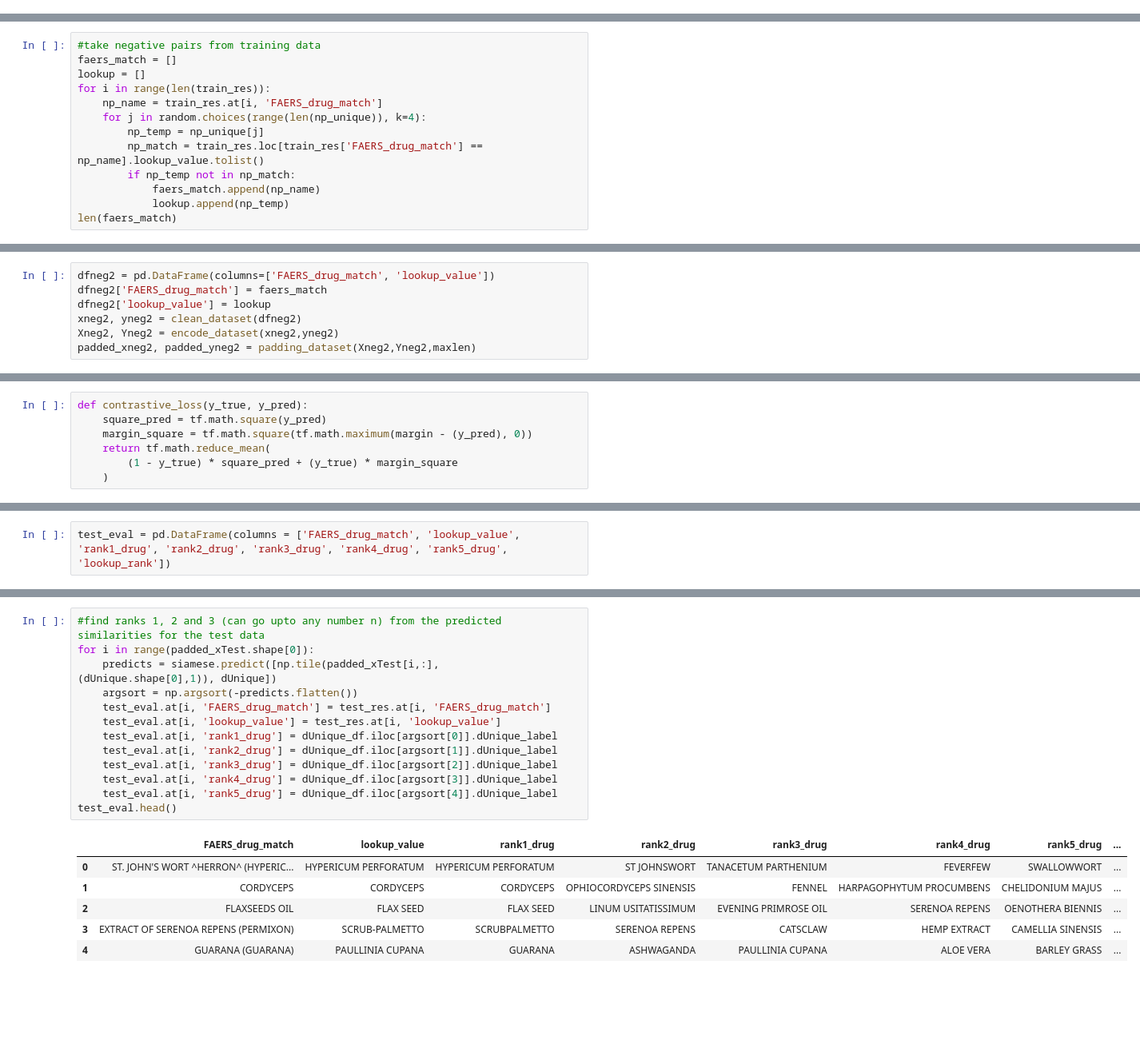
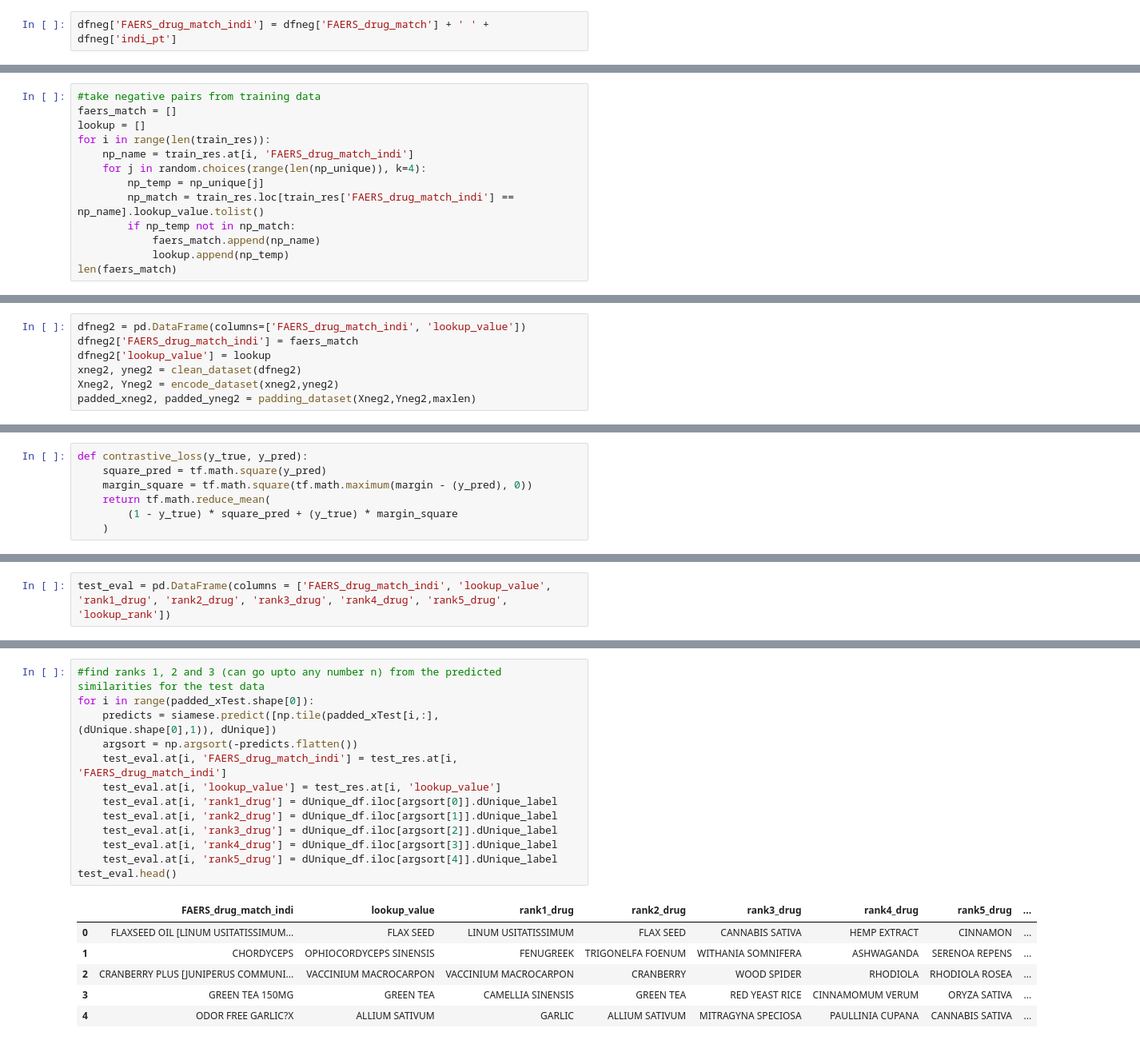
Before and after one commit to sanyabt/NP-FAERS-embed, a Jupyter notebook: FAERS-embed_experiment2.ipynb, the cells around one changed output, grey strips where cells are left out. Shown at 80% size. Saved outputs shown, nothing was run; the diff lists cells and outputs as text; blank space fills up the shorter version.

Commit message:
reorder experiments, add experiment 2, add data

```diff
--- a/FAERS-embed_experiment2.ipynb
+++ b/FAERS-embed_experiment2.ipynb
@@ -278,0 +334,2 @@ memory usage: 144.5+ KB
+# %%
+dfneg['FAERS_drug_match_indi'] = dfneg['FAERS_drug_match'] + ' ' + dfneg['indi_pt']
@@ -325,10 +401,10 @@ train_res.head()
 faers_match = []
 lookup = []
 for i in range(len(train_res)):
-    np_name = train_res.at[i, 'FAERS_drug_match']
+    np_name = train_res.at[i, 'FAERS_drug_match_indi']
     for j in random.choices(range(len(np_unique)), k=4):
         np_temp = np_unique[j]
-        np_match = train_res.loc[train_res['FAERS_drug_match'] == np_name].lookup_value.tolist()
+        np_match = train_res.loc[train_res['FAERS_drug_match_indi'] == np_name].lookup_value.tolist()
         if np_temp not in np_match:
             faers_match.append(np_name)
             lookup.append(np_temp)
@@ -338,6 +414,6 @@ len(faers_match)
 # %%
-dfneg2 = pd.DataFrame(columns=['FAERS_drug_match', 'lookup_value'])
-dfneg2['FAERS_drug_match'] = faers_match
+dfneg2 = pd.DataFrame(columns=['FAERS_drug_match_indi', 'lookup_value'])
+dfneg2['FAERS_drug_match_indi'] = faers_match
 dfneg2['lookup_value'] = lookup
 xneg2, yneg2 = clean_dataset(dfneg2)
 Xneg2, Yneg2 = encode_dataset(xneg2,yneg2)
@@ -485,5 +584,5 @@ memory usage: 57.4+ KB
 # %%
-test_eval = pd.DataFrame(columns = ['FAERS_drug_match', 'lookup_value', 'rank1_drug', 'rank2_drug', 'rank3_drug', 'rank4_drug', 'rank5_drug', 'lookup_rank'])
+test_eval = pd.DataFrame(columns = ['FAERS_drug_match_indi', 'lookup_value', 'rank1_drug', 'rank2_drug', 'rank3_drug', 'rank4_drug', 'rank5_drug', 'lookup_rank'])
 # %%
 test_res = test.reset_index()
 test_res.head()
@@ -497,23 +596,23 @@ test_res.head()
 # %%
 #find ranks 1, 2 and 3 (can go upto any number n) from the predicted similarities for the test data
 for i in range(padded_xTest.shape[0]):
     predicts = siamese.predict([np.tile(padded_xTest[i,:], (dUnique.shape[0],1)), dUnique])
     argsort = np.argsort(-predicts.flatten())
-    test_eval.at[i, 'FAERS_drug_match'] = test_res.at[i, 'FAERS_drug_match']
+    test_eval.at[i, 'FAERS_drug_match_indi'] = test_res.at[i, 'FAERS_drug_match_indi']
     test_eval.at[i, 'lookup_value'] = test_res.at[i, 'lookup_value']
     test_eval.at[i, 'rank1_drug'] = dUnique_df.iloc[argsort[0]].dUnique_label
     test_eval.at[i, 'rank2_drug'] = dUnique_df.iloc[argsort[1]].dUnique_label
     test_eval.at[i, 'rank3_drug'] = dUnique_df.iloc[argsort[2]].dUnique_label
     test_eval.at[i, 'rank4_drug'] = dUnique_df.iloc[argsort[3]].dUnique_label
     test_eval.at[i, 'rank5_drug'] = dUnique_df.iloc[argsort[4]].dUnique_label
 test_eval.head()
 # %% [output]
-|  | FAERS_drug_match | lookup_value | rank1_drug | rank2_drug | rank3_drug | rank4_drug | rank5_drug | ... |
-| 0 | ST. JOHN'S WORT ^HERRON^ (HYPERIC... | HYPERICUM PERFORATUM | HYPERICUM PERFORATUM | ST JOHNSWORT | TANACETUM PARTHENIUM | FEVERFEW | SWALLOWWORT | ... |
-| 1 | CORDYCEPS | CORDYCEPS | CORDYCEPS | OPHIOCORDYCEPS SINENSIS | FENNEL | HARPAGOPHYTUM PROCUMBENS | CHELIDONIUM MAJUS | ... |
-| 2 | FLAXSEEDS OIL | FLAX SEED | FLAX SEED | LINUM USITATISSIMUM | EVENING PRIMROSE OIL | SERENOA REPENS | OENOTHERA BIENNIS | ... |
-| 3 | EXTRACT OF SERENOA REPENS (PERMIXON) | SCRUB-PALMETTO | SCRUBPALMETTO | SERENOA REPENS | CATSCLAW | HEMP EXTRACT | CAMELLIA SINENSIS | ... |
-| 4 | GUARANA (GUARANA) | PAULLINIA CUPANA | GUARANA | ASHWAGANDA | PAULLINIA CUPANA | ALOE VERA | BARLEY GRASS | ... |
+|  | FAERS_drug_match_indi | lookup_value | rank1_drug | rank2_drug | rank3_drug | rank4_drug | rank5_drug | ... |
+| 0 | FLAXSEED OIL [LINUM USITATISSIMUM... | FLAX SEED | LINUM USITATISSIMUM | FLAX SEED | CANNABIS SATIVA | HEMP EXTRACT | CINNAMON | ... |
+| 1 | CHORDYCEPS | OPHIOCORDYCEPS SINENSIS | FENUGREEK | TRIGONELFA FOENUM | WITHANIA SOMNIFERA | ASHWAGANDA | SERENOA REPENS | ... |
+| 2 | CRANBERRY PLUS [JUNIPERUS COMMUNI... | VACCINIUM MACROCARPON | VACCINIUM MACROCARPON | CRANBERRY | WOOD SPIDER | RHODIOLA | RHODIOLA ROSEA | ... |
+| 3 | GREEN TEA 150MG | GREEN TEA | CAMELLIA SINENSIS | GREEN TEA | RED YEAST RICE | CINNAMOMUM VERUM | ORYZA SATIVA | ... |
+| 4 | ODOR FREE GARLIC?X | ALLIUM SATIVUM | GARLIC | ALLIUM SATIVUM | MITRAGYNA SPECIOSA | PAULLINIA CUPANA | CANNABIS SATIVA | ... |
 # %%
 for i in range(len(test_eval.index)):
     lookup = test_eval.at[i, 'lookup_value']
```
Also changed, not shown: parts of 60 cells of this notebook, 4 other files.
